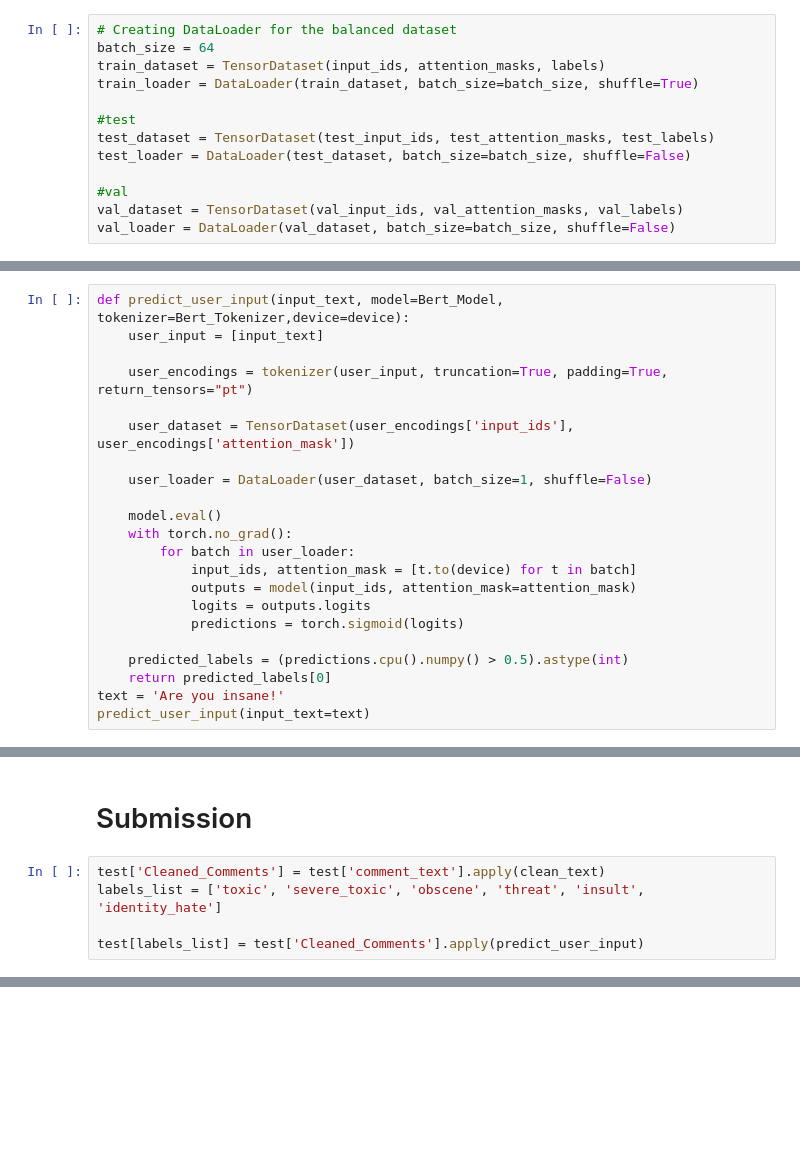
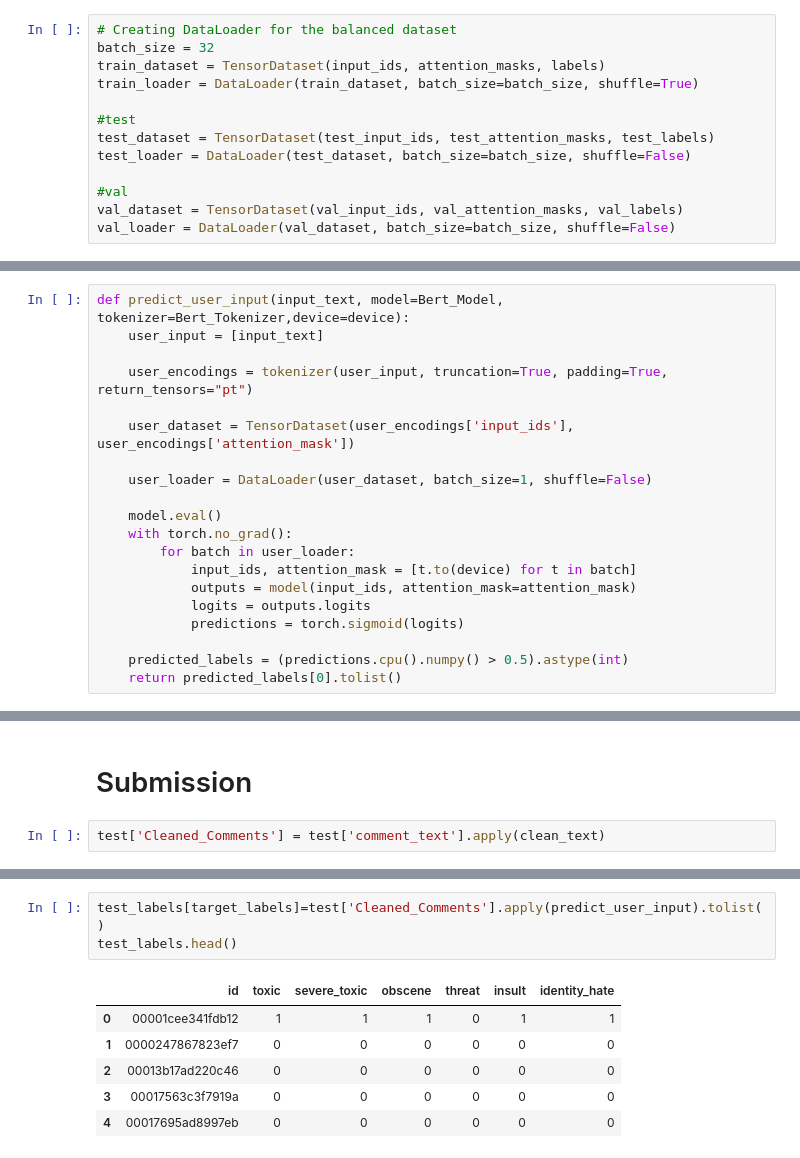
Before and after one commit to PawanKrGunjan/Natural-Language-Processing, a Jupyter notebook: Text Classification/toxic-comment-classification.ipynb, the cells around one changed output, grey strips where cells are left out. Cells and saved outputs as stored; diff of their text form; blank space fills up the shorter version.

Commit message:
Kaggle Notebook | Toxic Comment Classification | Version 7

```diff
--- a/Text Classification/toxic-comment-classification.ipynb
+++ b/Text Classification/toxic-comment-classification.ipynb
@@ -333,7 +365,7 @@ print('\nLabels -->>',labels[k])
 ## Creating DataLoaders for training dataset
 # %%
 # Creating DataLoader for the balanced dataset
-batch_size = 64
+batch_size = 32
 train_dataset = TensorDataset(input_ids, attention_masks, labels)
 train_loader = DataLoader(train_dataset, batch_size=batch_size, shuffle=True)
 
@@ -475,6 +538,4 @@ def predict_user_input(input_text, model=Bert_Model, tokenizer=Bert_Tokenizer,de
             predictions = torch.sigmoid(logits)
 
     predicted_labels = (predictions.cpu().numpy() > 0.5).astype(int)
-    return predicted_labels[0]
-text = 'Are you insane!'
-predict_user_input(input_text=text)
+    return predicted_labels[0].tolist()
@@ -507,6 +581,3 @@ predict_user_input(model=Bert_Model,
 # Submission
 # %%
 test['Cleaned_Comments'] = test['comment_text'].apply(clean_text)
-labels_list = ['toxic', 'severe_toxic', 'obscene', 'threat', 'insult', 'identity_hate']
-
-test[labels_list] = test['Cleaned_Comments'].apply(predict_user_input)
@@ -515,3 +592,13 @@ test.head()
+# %%
+test_labels[target_labels]=test['Cleaned_Comments'].apply(predict_user_input).tolist()
+test_labels.head()
+# %% [output]
+|  | id | toxic | severe_toxic | obscene | threat | insult | identity_hate |
+| 0 | 00001cee341fdb12 | 1 | 1 | 1 | 0 | 1 | 1 |
+| 1 | 0000247867823ef7 | 0 | 0 | 0 | 0 | 0 | 0 |
+| 2 | 00013b17ad220c46 | 0 | 0 | 0 | 0 | 0 | 0 |
+| 3 | 00017563c3f7919a | 0 | 0 | 0 | 0 | 0 | 0 |
+| 4 | 00017695ad8997eb | 0 | 0 | 0 | 0 | 0 | 0 |
 # %%
 submission = test[labels_list]
 submission.to_csv('Sample_Submission.csv')
```
Also changed, not shown: parts of 30 cells of this notebook.
